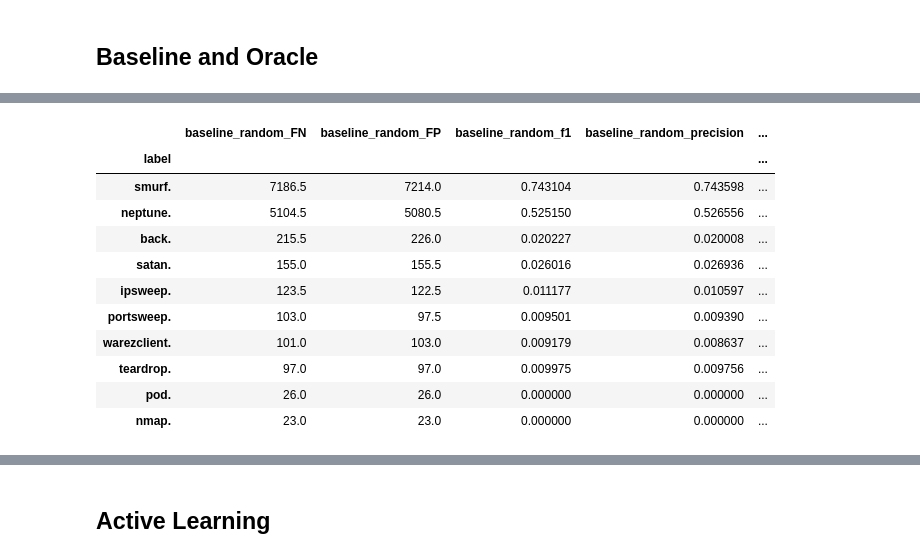
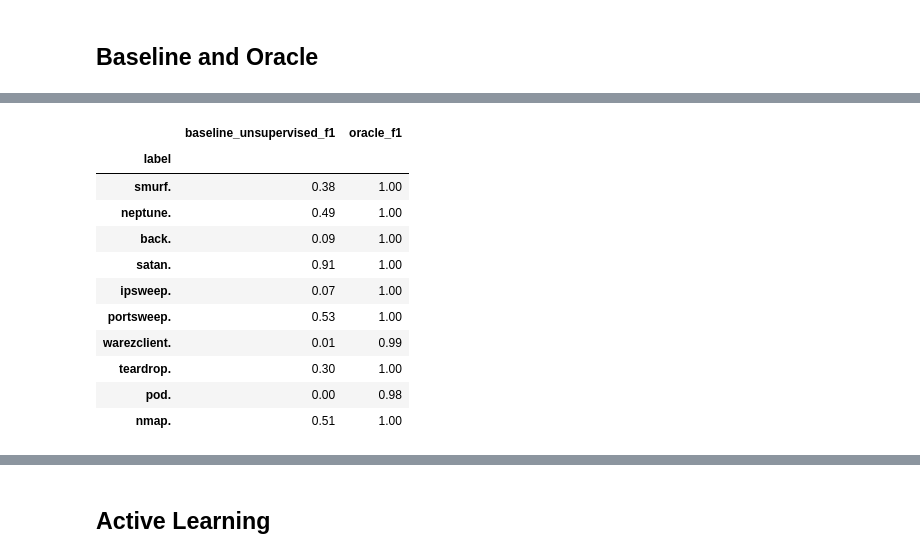
Before and after one commit to amirziai/cs221-ai-project, a Jupyter notebook: final.ipynb, the cells around one changed output, grey strips where cells are left out. Drawn from its saved outputs; the diff is of its cells as text; code cells hidden in the pictures.

```diff
--- a/final.ipynb
+++ b/final.ipynb
@@ -52,19 +57,19 @@ CPU times: user 22.7 s, sys: 6.08 s, total: 28.7 s
 Wall time: 17.9 s
-# %%
-df_baseline_oracle
-# %% [output]
-|  | baseline_random_FN | baseline_random_FP | baseline_random_f1 | baseline_random_precision | ... |
-| label |  |  |  |  | ... |
-| smurf. | 7186.5 | 7214.0 | 0.743104 | 0.743598 | ... |
-| neptune. | 5104.5 | 5080.5 | 0.525150 | 0.526556 | ... |
-| back. | 215.5 | 226.0 | 0.020227 | 0.020008 | ... |
-| satan. | 155.0 | 155.5 | 0.026016 | 0.026936 | ... |
-| ipsweep. | 123.5 | 122.5 | 0.011177 | 0.010597 | ... |
-| portsweep. | 103.0 | 97.5 | 0.009501 | 0.009390 | ... |
-| warezclient. | 101.0 | 103.0 | 0.009179 | 0.008637 | ... |
-| teardrop. | 97.0 | 97.0 | 0.009975 | 0.009756 | ... |
-| pod. | 26.0 | 26.0 | 0.000000 | 0.000000 | ... |
-| nmap. | 23.0 | 23.0 | 0.000000 | 0.000000 | ... |
+# %%
+df_baseline_oracle[['baseline_unsupervised_f1', 'oracle_f1']].round(2)
+# %% [output]
+|  | baseline_unsupervised_f1 | oracle_f1 |
+| label |  |  |
+| smurf. | 0.38 | 1.00 |
+| neptune. | 0.49 | 1.00 |
+| back. | 0.09 | 1.00 |
+| satan. | 0.91 | 1.00 |
+| ipsweep. | 0.07 | 1.00 |
+| portsweep. | 0.53 | 1.00 |
+| warezclient. | 0.01 | 0.99 |
+| teardrop. | 0.30 | 1.00 |
+| pod. | 0.00 | 0.98 |
+| nmap. | 0.51 | 1.00 |
 # %%
 df_baseline_oracle.mean().round(2)
 # %% [output]
```
Also changed, not shown: parts of 20 cells of this notebook, 23 other files.
